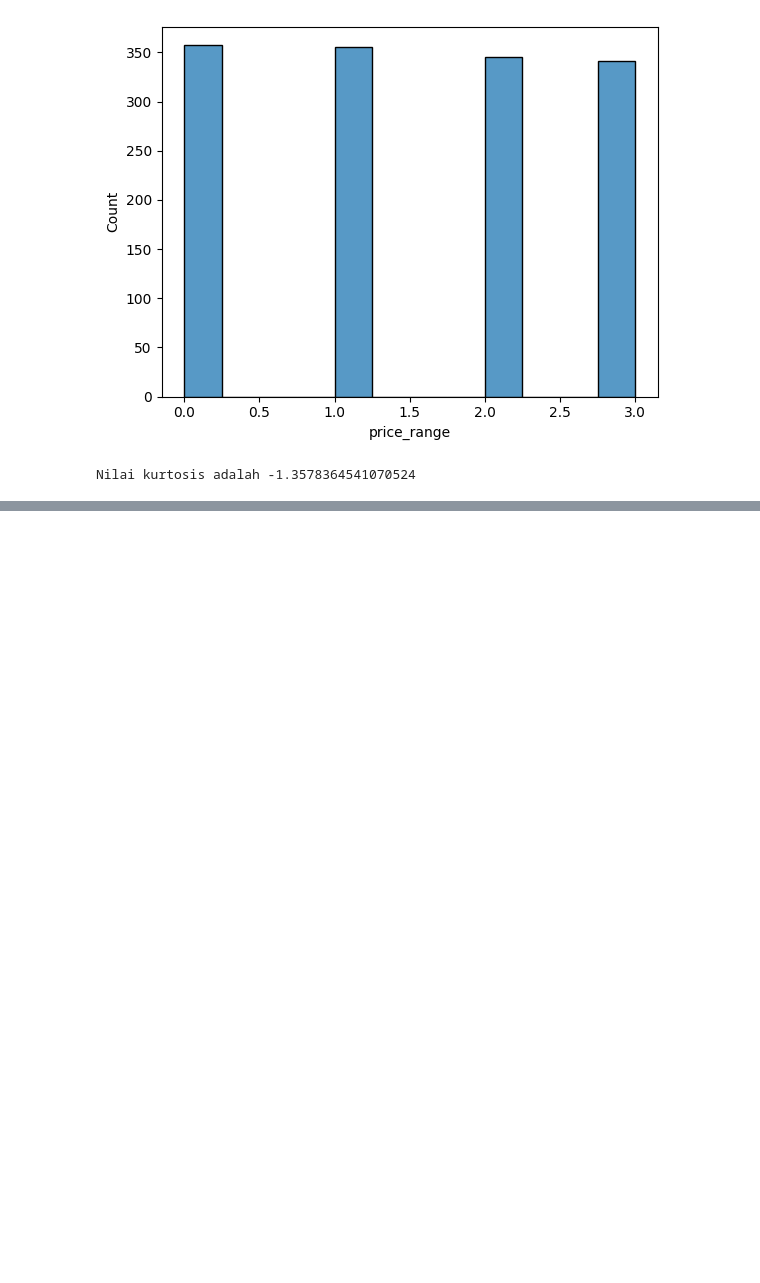
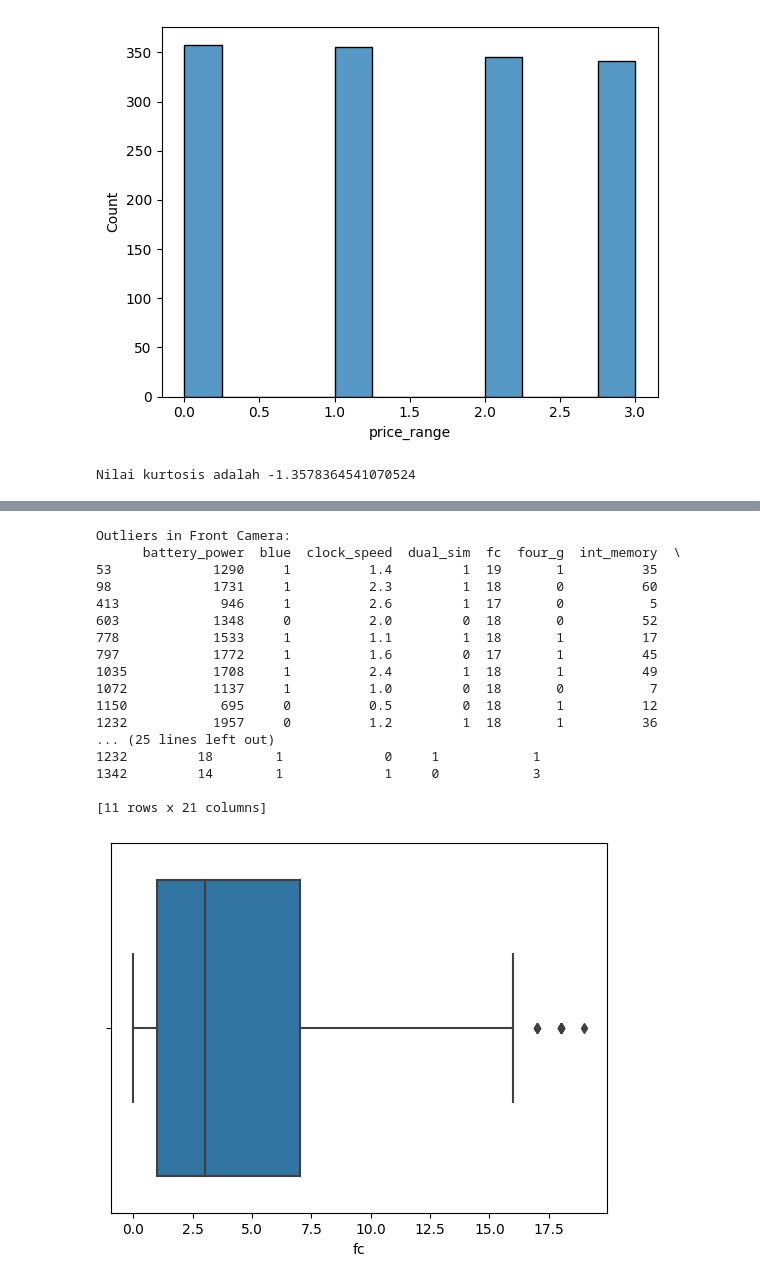
Before and after one commit to eunicesarah/Tucil2_13521006_13521013, a Jupyter notebook: tucil2.ipynb, the cells around one changed output, grey strips where cells are left out. Saved outputs shown, nothing was run; the diff lists cells and outputs as text; code cells hidden in the pictures; blank space fills up the shorter version.

```diff
--- a/tucil2.ipynb
+++ b/tucil2.ipynb
@@ -1402,0 +1449,34 @@ Nilai kurtosis adalah -1.3578364541070524
+# %%
+# fc
+
+# IQR
+Q1 = train['fc'].quantile(0.25)
+Q3 = train['fc'].quantile(0.75)
+IQR = Q3 - Q1
+lower_bound = Q1 - (1.5 * IQR)
+upper_bound = Q3 + (1.5 * IQR)
+outliers = train[(train['fc'] < lower_bound) | (train['fc'] > upper_bound)]
+print("Outliers in Front Camera: ")
+print(outliers)
+
+sns.boxplot(x=train['fc'])
+plt.show()
+# %% [output]
+Outliers in Front Camera:
+      battery_power  blue  clock_speed  dual_sim  fc  four_g  int_memory  \
+53             1290     1          1.4         1  19       1          35
+98             1731     1          2.3         1  18       0          60
+413             946     1          2.6         1  17       0           5
+603            1348     0          2.0         0  18       0          52
+778            1533     1          1.1         1  18       1          17
+797            1772     1          1.6         0  17       1          45
+1035           1708     1          2.4         1  18       1          49
+1072           1137     1          1.0         0  18       0           7
+1150            695     0          0.5         0  18       1          12
+1232           1957     0          1.2         1  18       1          36
+... (25 lines left out)
+1232         18        1             0     1            1
+1342         14        1             1     0            3
+
+[11 rows x 21 columns]
+[figure, added]
```
Also changed, not shown: parts of 17 cells of this notebook.
